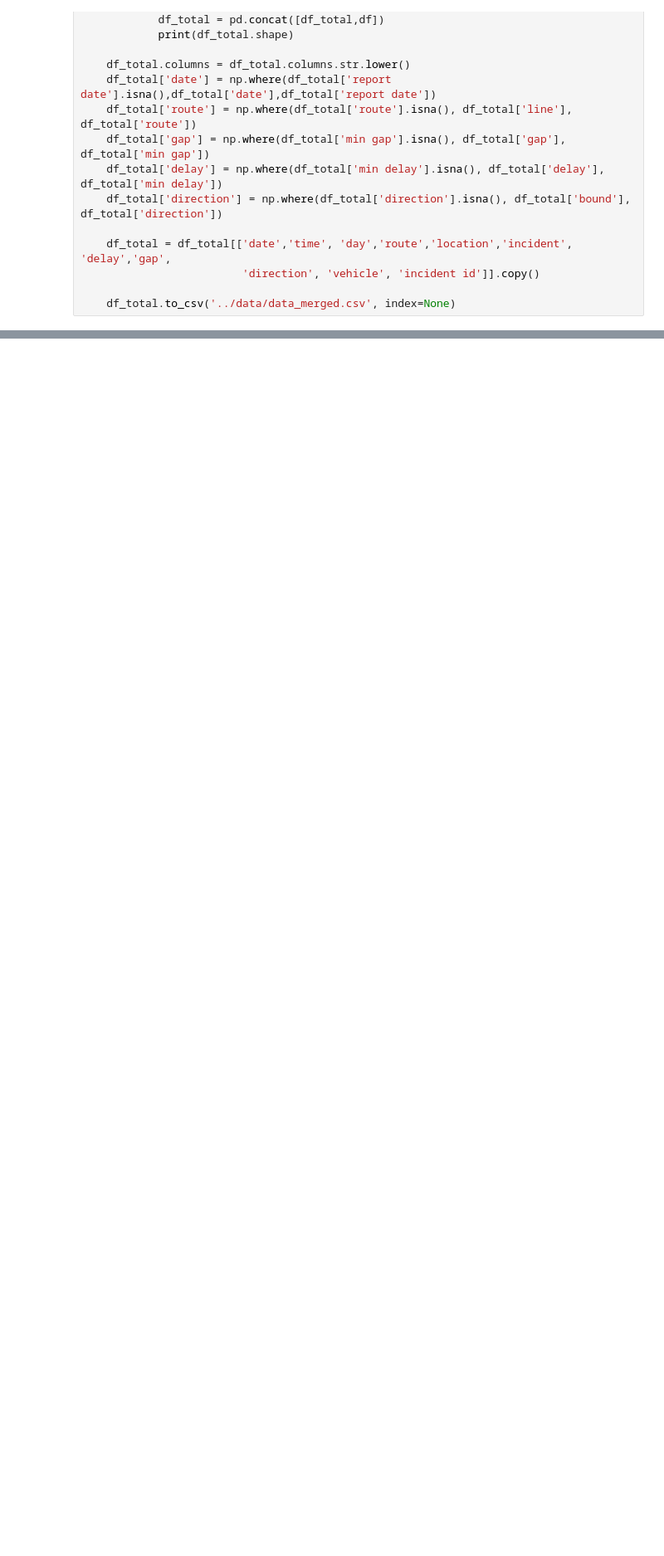
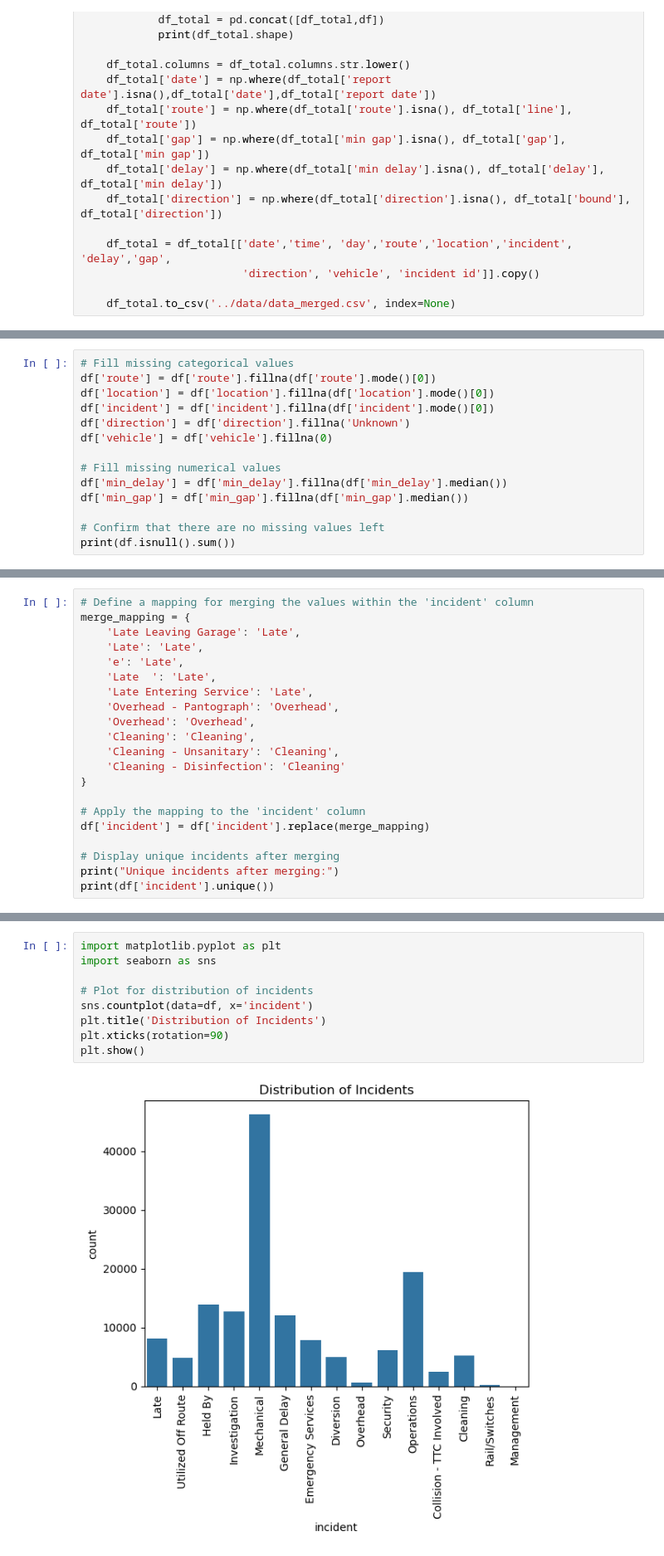
Before and after one commit to adastra21/ttc_streetcar_delays, a Jupyter notebook: notebooks/01_data_prep.ipynb, the cells around one changed output, grey strips where cells are left out. Shown at 83% size. Drawn from its saved outputs; the diff is of its cells as text; blank space fills up the shorter version.

Commit message:
Updating with Visualizations

```diff
--- a/notebooks/01_data_prep.ipynb
+++ b/notebooks/01_data_prep.ipynb
@@ -55,0 +121,14 @@ Processing ttc-streetcar-delay-data-2024.xlsx
+# %%
+# Fill missing categorical values
+df['route'] = df['route'].fillna(df['route'].mode()[0])
+df['location'] = df['location'].fillna(df['location'].mode()[0])
+df['incident'] = df['incident'].fillna(df['incident'].mode()[0])
+df['direction'] = df['direction'].fillna('Unknown')
+df['vehicle'] = df['vehicle'].fillna(0)
+
+# Fill missing numerical values
+df['min_delay'] = df['min_delay'].fillna(df['min_delay'].median())
+df['min_gap'] = df['min_gap'].fillna(df['min_gap'].median())
+
+# Confirm that there are no missing values left
+print(df.isnull().sum())
@@ -55,0 +155,21 @@ Processing ttc-streetcar-delay-data-2024.xlsx
+# %%
+# Define a mapping for merging the values within the 'incident' column
+merge_mapping = {
+    'Late Leaving Garage': 'Late',
+    'Late': 'Late',
+    'e': 'Late',
+    'Late  ': 'Late',
+    'Late Entering Service': 'Late',
+    'Overhead - Pantograph': 'Overhead',
+    'Overhead': 'Overhead',
+    'Cleaning': 'Cleaning',
+    'Cleaning - Unsanitary': 'Cleaning',
+    'Cleaning - Disinfection': 'Cleaning'
+}
+
+# Apply the mapping to the 'incident' column
+df['incident'] = df['incident'].replace(merge_mapping)
+
+# Display unique incidents after merging
+print("Unique incidents after merging:")
+print(df['incident'].unique())
@@ -55,0 +182,11 @@ Processing ttc-streetcar-delay-data-2024.xlsx
+# %%
+import matplotlib.pyplot as plt
+import seaborn as sns
+
+# Plot for distribution of incidents
+sns.countplot(data=df, x='incident')
+plt.title('Distribution of Incidents')
+plt.xticks(rotation=90)
+plt.show()
+# %% [output]
+[figure, added]
```
Also changed, not shown: parts of 7 cells of this notebook.
